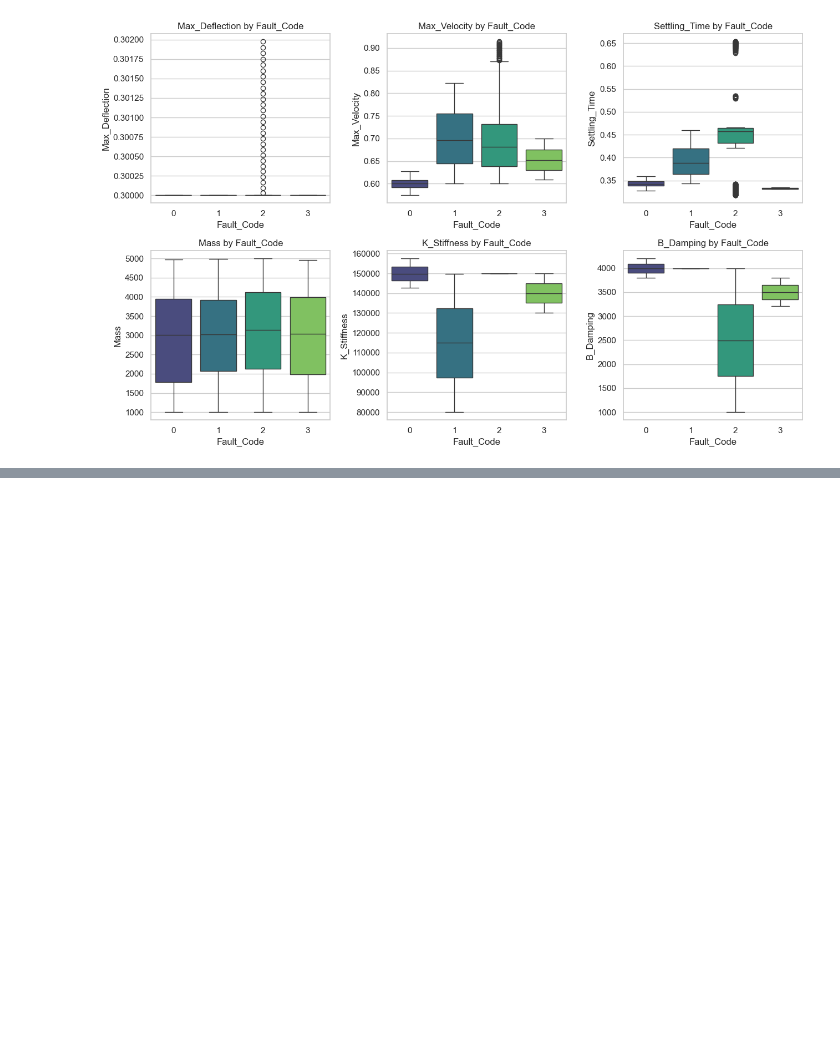
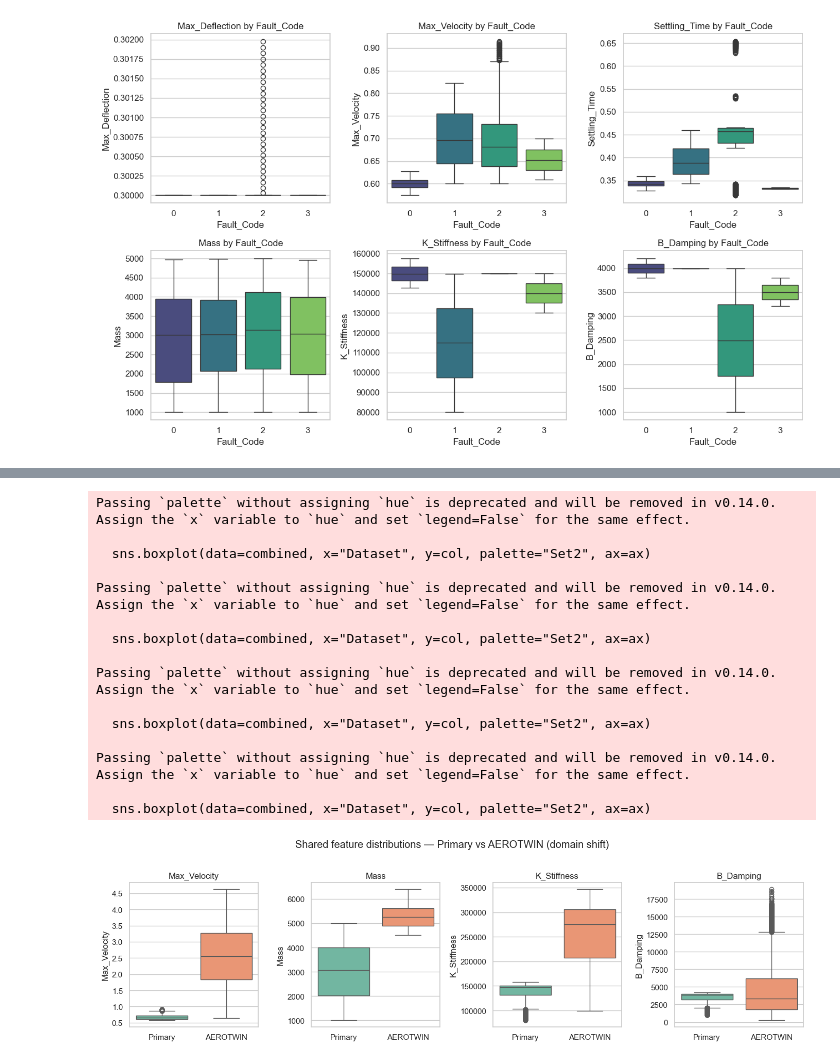
Before and after one commit to zsoltkiss92/Predictive-Maintenance-of-Aircraft-Landing-Gear-Using-Physics-Informed-Digital-Twin-Data-and-ML, a Jupyter notebook: notebooks/01_data_exploration.ipynb, the cells around one changed output, grey strips where cells are left out. Cells and saved outputs as stored; diff of their text form; code cells hidden in the pictures; blank space fills up the shorter version.

```diff
--- a/notebooks/01_data_exploration.ipynb
+++ b/notebooks/01_data_exploration.ipynb
@@ -239,0 +337,34 @@ Passing `palette` without assigning `hue` is deprecated and will be removed in v
+# %%
+SHARED_FEATURES = ["Max_Velocity", "Mass", "K_Stiffness", "B_Damping"]
+
+# Tag each dataset and concatenate for side-by-side comparison
+primary_plot = df[SHARED_FEATURES].copy();  primary_plot["Dataset"] = "Primary"
+aero_plot    = df_aero[SHARED_FEATURES].copy(); aero_plot["Dataset"] = "AEROTWIN"
+combined     = pd.concat([primary_plot, aero_plot], ignore_index=True)
+
+fig, axes = plt.subplots(1, 4, figsize=(14, 4))
+for ax, col in zip(axes, SHARED_FEATURES):
+    sns.boxplot(data=combined, x="Dataset", y=col, palette="Set2", ax=ax)
+    ax.set_title(col)
+    ax.set_xlabel("")
+
+plt.suptitle("Shared feature distributions — Primary vs AEROTWIN (domain shift)", y=1.02)
+plt.tight_layout()
+plt.show()
+# %% [output]
+Passing `palette` without assigning `hue` is deprecated and will be removed in v0.14.0. Assign the `x` variable to `hue` and set `legend=False` for the same effect.
+
+  sns.boxplot(data=combined, x="Dataset", y=col, palette="Set2", ax=ax)
+
+Passing `palette` without assigning `hue` is deprecated and will be removed in v0.14.0. Assign the `x` variable to `hue` and set `legend=False` for the same effect.
+
+  sns.boxplot(data=combined, x="Dataset", y=col, palette="Set2", ax=ax)
+
+Passing `palette` without assigning `hue` is deprecated and will be removed in v0.14.0. Assign the `x` variable to `hue` and set `legend=False` for the same effect.
+
+  sns.boxplot(data=combined, x="Dataset", y=col, palette="Set2", ax=ax)
+
+Passing `palette` without assigning `hue` is deprecated and will be removed in v0.14.0. Assign the `x` variable to `hue` and set `legend=False` for the same effect.
+
+  sns.boxplot(data=combined, x="Dataset", y=col, palette="Set2", ax=ax)
+[figure, added]
```
Also changed, not shown: parts of 13 cells of this notebook.
